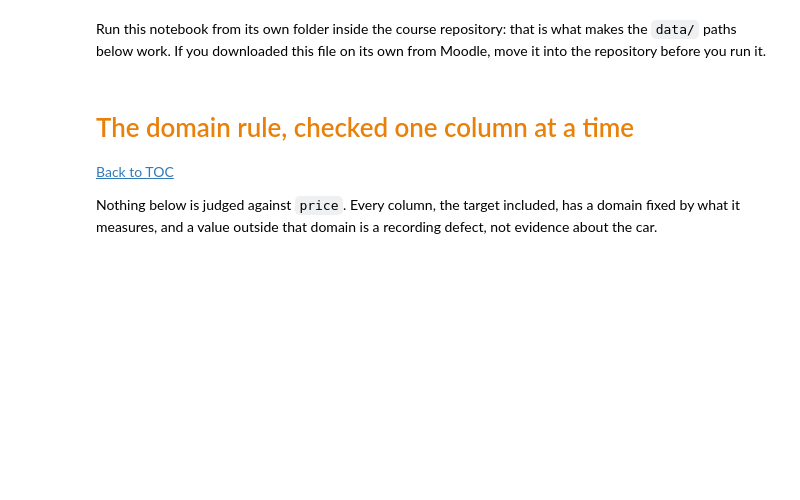
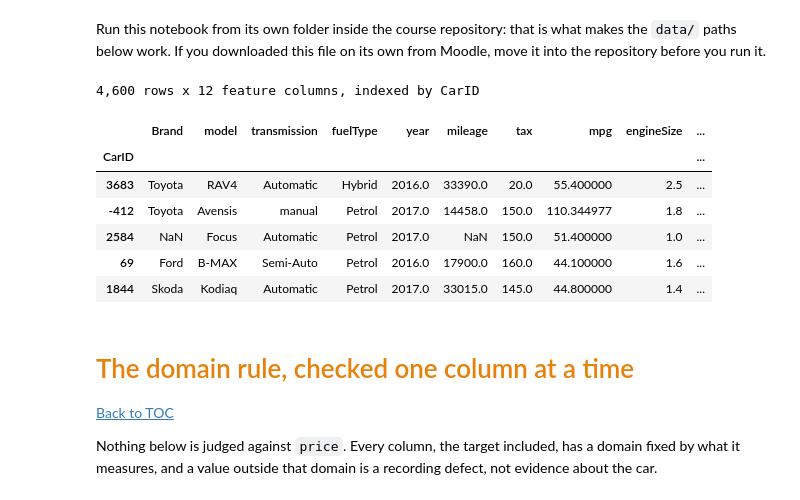
Before and after one commit to AfonsoDomingos25/ML_DSAA_Practicals, a Jupyter notebook: notebooks/week_03/week_03_deepen_exploration_regression.ipynb, the cells around one changed output. Drawn from its saved outputs; the diff is of its cells as text; code cells hidden in the pictures; blank space fills up the shorter version.

```diff
--- a/notebooks/week_03/week_03_deepen_exploration_regression.ipynb
+++ b/notebooks/week_03/week_03_deepen_exploration_regression.ipynb
@@ -114,14 +114,23 @@ you run it.
 # %%
 # pandas' fast CSV parser can round the last digit of a float; round_trip
 # asks for the slower parser that recovers the exact value, which matters
 # because this notebook is about to write some of these numbers straight
 # back out. CarID identifies the row, so it goes in the index rather than
 # sitting among the columns a model could be handed by accident.
 raw = pd.read_csv('../../data/raw/cars4you_raw.csv', index_col='CarID',  # <-- CODE HERE (2 blanks)
-                   float_precision=)  # <-- CODE HERE
+                   float_precision='round_trip')  # <-- CODE HERE
 
 print(f"{raw.shape[0]:,} rows x {raw.shape[1]} feature columns, indexed by CarID")
 raw.head()
+# %% [output]
+4,600 rows x 12 feature columns, indexed by CarID
+|  | Brand | model | transmission | fuelType | year | mileage | tax | mpg | engineSize | ... |
+| CarID |  |  |  |  |  |  |  |  |  | ... |
+| 3683 | Toyota | RAV4 | Automatic | Hybrid | 2016.0 | 33390.0 | 20.0 | 55.400000 | 2.5 | ... |
+| -412 | Toyota | Avensis | manual | Petrol | 2017.0 | 14458.0 | 150.0 | 110.344977 | 1.8 | ... |
+| 2584 | NaN | Focus | Automatic | Petrol | 2017.0 | NaN | 150.0 | 51.400000 | 1.0 | ... |
+| 69 | Ford | B-MAX | Semi-Auto | Petrol | 2016.0 | 17900.0 | 160.0 | 44.100000 | 1.6 | ... |
+| 1844 | Skoda | Kodiaq | Automatic | Petrol | 2017.0 | 33015.0 | 145.0 | 44.800000 | 1.4 | ... |
 # %% [markdown]
 # <font color='#E8800A'>The domain rule, checked one column at a time</font> <a class="anchor" id="domain"></a>
 [Back to TOC](#toc)
```
Also changed, not shown: parts of 5 cells of this notebook, 1 other file.
